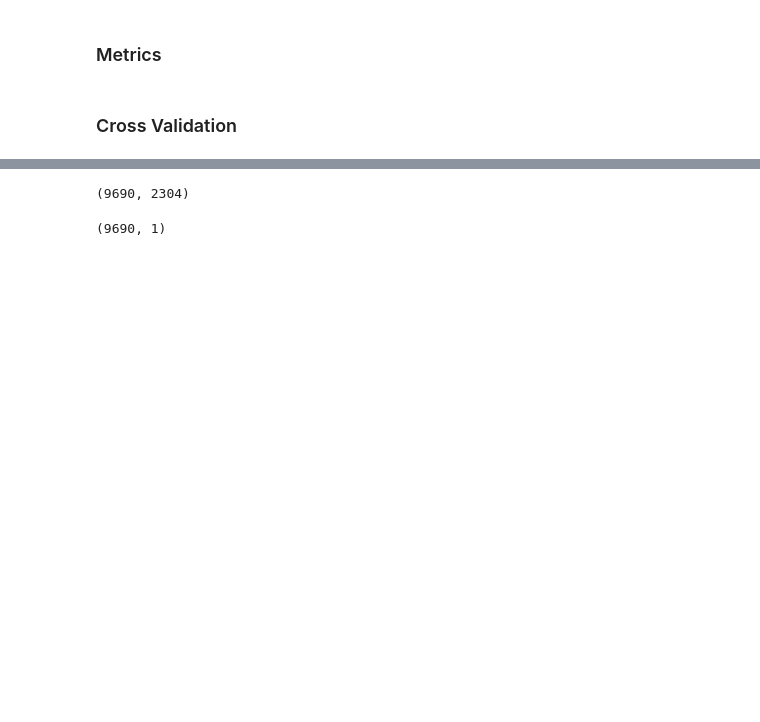
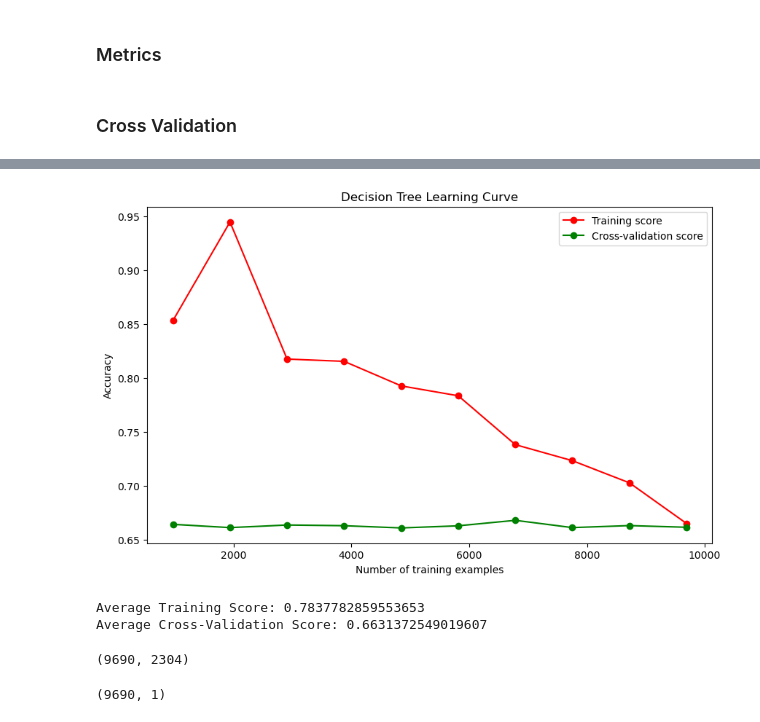
Before and after one commit to Suhail270/DMML_Part3, a Jupyter notebook: Trees.ipynb, the cells around one changed output, grey strips where cells are left out. Drawn from its saved outputs; the diff is of its cells as text; code cells hidden in the pictures; blank space fills up the shorter version.

```diff
--- a/Trees.ipynb
+++ b/Trees.ipynb
@@ -185,0 +228,37 @@ def kfold_10(input,output):
+# %%
+from sklearn.model_selection import cross_val_score
+from sklearn.tree import DecisionTreeClassifier
+import numpy as np
+import matplotlib.pyplot as plt
+
+def plot_learning_curve(input_data, labels):
+    dt_classifier = DecisionTreeClassifier()
+
+    train_sizes = np.linspace(0.1, 1.0, 10)
+    train_scores, val_scores = [], []
+
+    for size in train_sizes:
+        sample_size = int(len(input_data) * size)
+        train_score = np.mean(cross_val_score(dt_classifier, input_data[:sample_size], labels[:sample_size], cv=10))
+        train_scores.append(train_score)
+        val_score = np.mean(cross_val_score(dt_classifier, input_data, labels, cv=10))
+        val_scores.append(val_score)
+
+    plt.figure(figsize=(10, 6))
+    plt.plot(train_sizes * len(input_data), train_scores, 'o-', color="red", label="Training score")
+    plt.plot(train_sizes * len(input_data), val_scores, 'o-', color="green", label="Cross-validation score")
+
+    plt.title("Decision Tree Learning Curve")
+    plt.xlabel("Number of training examples")
+    plt.ylabel("Accuracy")
+    plt.legend(loc="best")
+    plt.show()
+
+    print("Average Training Score:", sum(train_scores)/10 )
+    print("Average Cross-Validation Score:",sum(val_scores)/10)
+# %%
+plot_learning_curve(x_train_all,y_train_all)
+# %% [output]
+[figure, added]
+Average Training Score: 0.7837782859553653
+Average Cross-Validation Score: 0.6631372549019607
```
Also changed, not shown: parts of 7 cells of this notebook.
